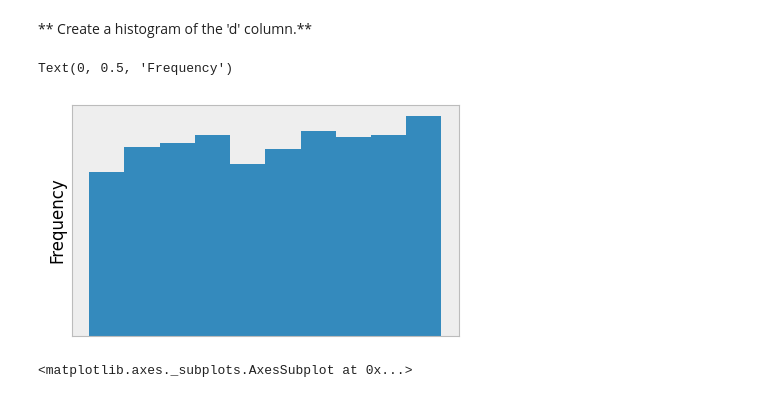
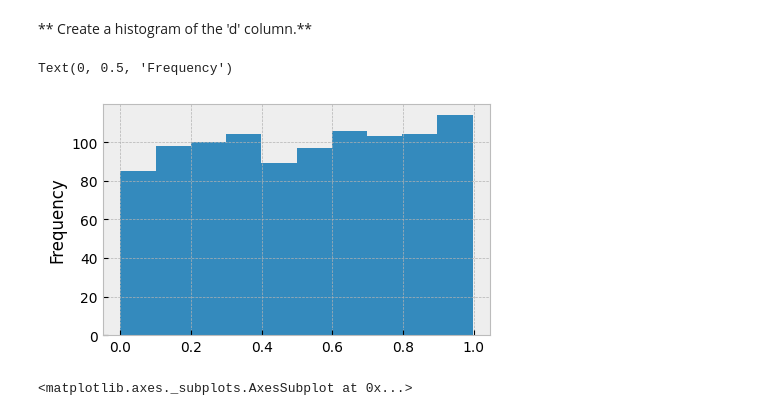
Before and after one commit to ferdous-al-quraeshi/assignments_ostad-dsci-26, a Jupyter notebook: 008. Assignment-Data Visualization with Pandas (Module-8)/[Submission] Pandas_Data_Vis_Assignment.ipynb, the cells around one changed output. Drawn from its saved outputs; the diff is of its cells as text; code cells hidden in the pictures.

```diff
--- a/008. Assignment-Data Visualization with Pandas (Module-8)/[Submission] Pandas_Data_Vis_Assignment.ipynb
+++ b/008. Assignment-Data Visualization with Pandas (Module-8)/[Submission] Pandas_Data_Vis_Assignment.ipynb
@@ -80,13 +80,10 @@ df.plot.scatter(x='c', y='d', c='green', s=20, figsize=(7, 3))
 # %%
 # Code goes here!
 hist = df['d'].hist(bins=10, figsize=(5, 3))
-
-hist.set_xticks([])
-hist.set_yticks([])
 hist.set_ylabel('Frequency')
 # %% [output]
 Text(0, 0.5, 'Frequency')
-[figure, old version]
+[figure, new version]
 # %%
 # %% [output]
 <matplotlib.axes._subplots.AxesSubplot at 0x...>
```
